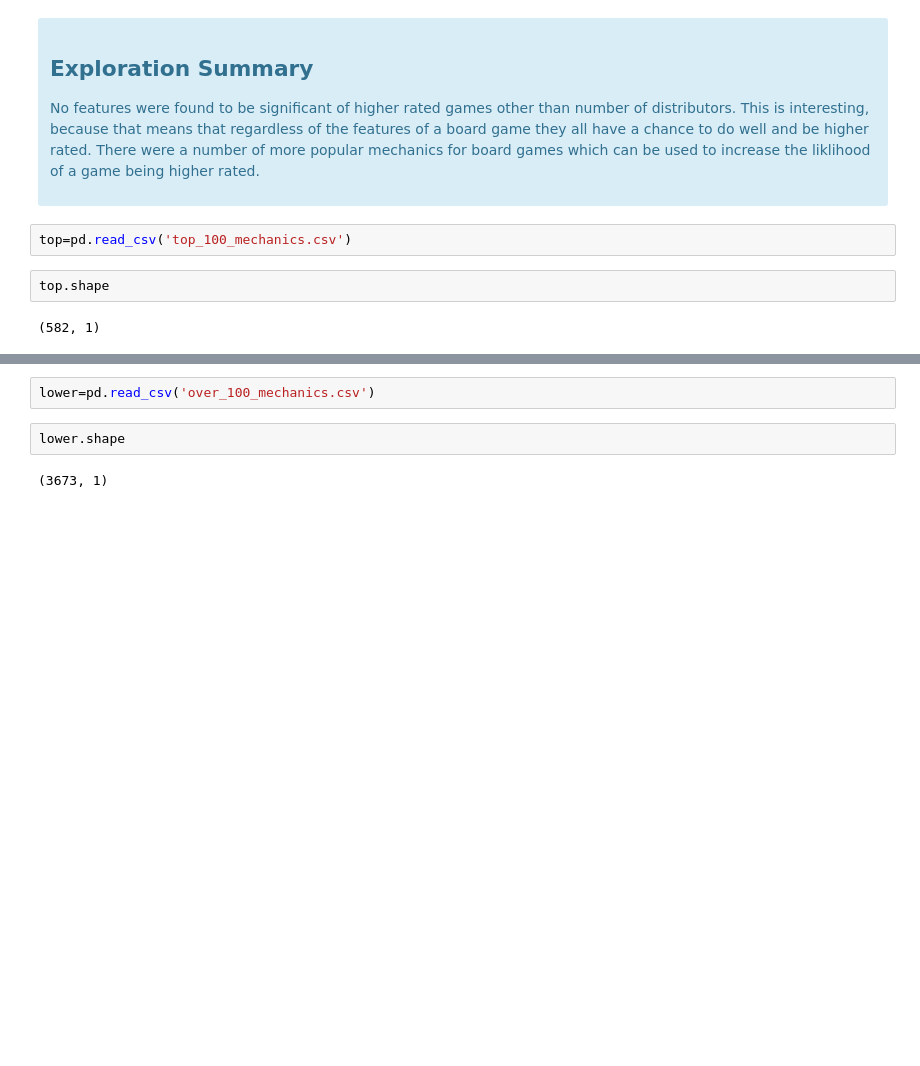
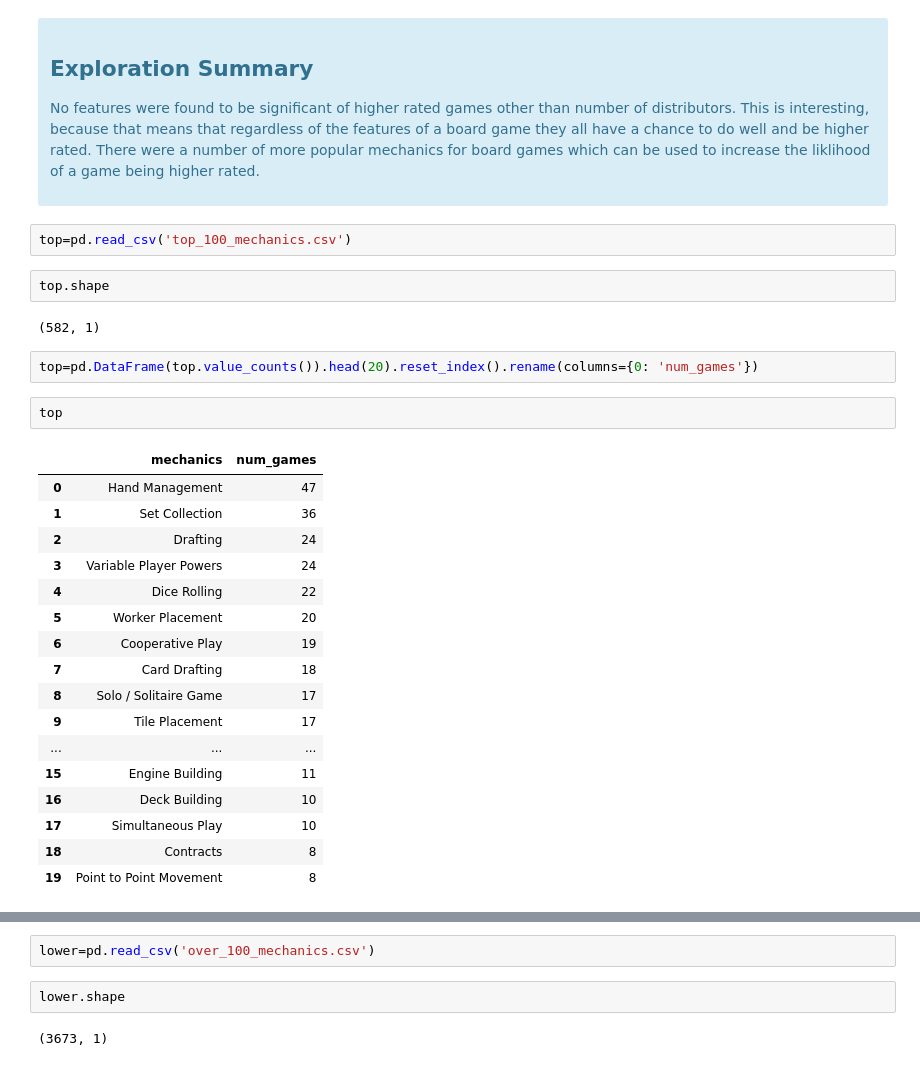
Before and after one commit to Andy-Jensen/board-game-project, a Jupyter notebook: explore.ipynb, the cells around one changed output, grey strips where cells are left out. Cells and saved outputs as stored; diff of their text form; blank space fills up the shorter version.

```diff
--- a/explore.ipynb
+++ b/explore.ipynb
@@ -703,3 +703,25 @@ top=pd.read_csv('top_100_mechanics.csv')
 top.shape
 # %% [output]
 (582, 1)
+# %%
+top=pd.DataFrame(top.value_counts()).head(20).reset_index().rename(columns={0: 'num_games'})
+# %%
+top
+# %% [output]
+|  | mechanics | num_games |
+| 0 | Hand Management | 47 |
+| 1 | Set Collection | 36 |
+| 2 | Drafting | 24 |
+| 3 | Variable Player Powers | 24 |
+| 4 | Dice Rolling | 22 |
+| 5 | Worker Placement | 20 |
+| 6 | Cooperative Play | 19 |
+| 7 | Card Drafting | 18 |
+| 8 | Solo / Solitaire Game | 17 |
+| 9 | Tile Placement | 17 |
+| ... | ... | ... |
+| 15 | Engine Building | 11 |
+| 16 | Deck Building | 10 |
+| 17 | Simultaneous Play | 10 |
+| 18 | Contracts | 8 |
+| 19 | Point to Point Movement | 8 |
```
Also changed, not shown: parts of 5 cells of this notebook.
